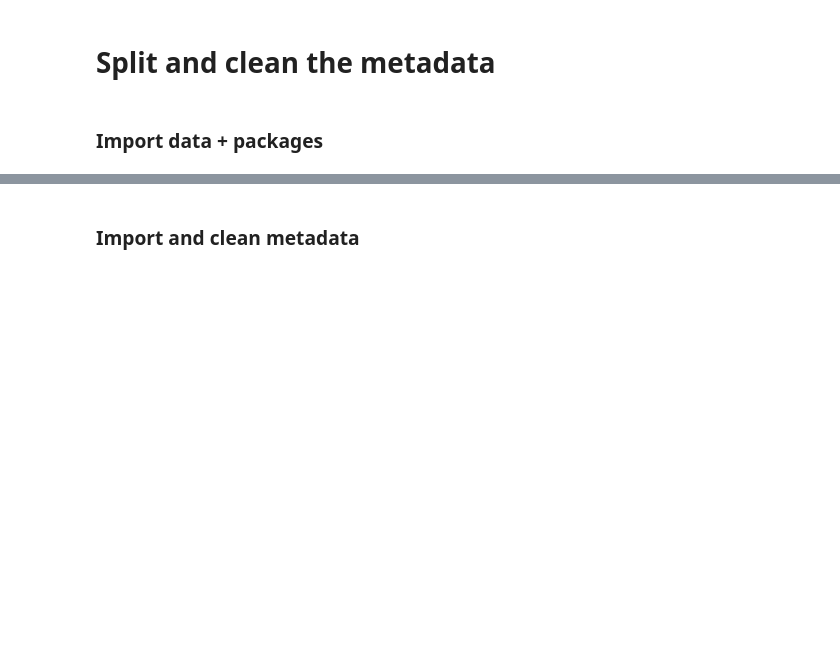
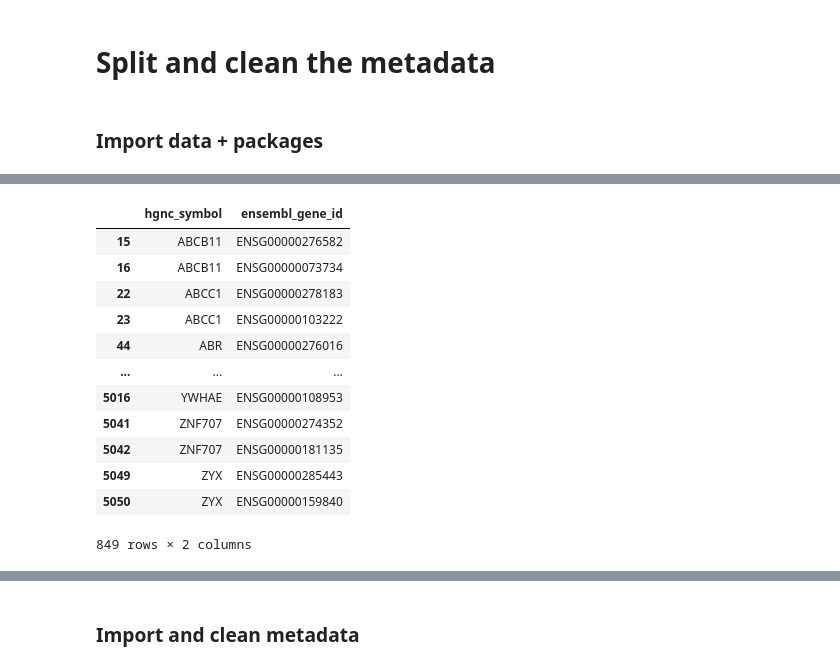
Before and after one commit to cguccione/PDAC_patient_stratification, a Jupyter notebook: jupyter_notebooks/DataClean.ipynb, the cells around one changed output, grey strips where cells are left out. Drawn from its saved outputs; the diff is of its cells as text; code cells hidden in the pictures; blank space fills up the shorter version.

```diff
--- a/jupyter_notebooks/DataClean.ipynb
+++ b/jupyter_notebooks/DataClean.ipynb
@@ -9,0 +68,21 @@ key_genes = list(key_genes_pd['gene'])
+# %%
+ids = df1["hgnc_symbol"]
+df2 = df1[ids.isin(ids[ids.duplicated()])].sort_values("hgnc_symbol")
+
+df2.to_csv('double_ensembl.csv', index = False)
+
+df2
+# %% [output]
+|  | hgnc_symbol | ensembl_gene_id |
+| 15 | ABCB11 | ENSG00000276582 |
+| 16 | ABCB11 | ENSG00000073734 |
+| 22 | ABCC1 | ENSG00000278183 |
+| 23 | ABCC1 | ENSG00000103222 |
+| 44 | ABR | ENSG00000276016 |
+| ... | ... | ... |
+| 5016 | YWHAE | ENSG00000108953 |
+| 5041 | ZNF707 | ENSG00000274352 |
+| 5042 | ZNF707 | ENSG00000181135 |
+| 5049 | ZYX | ENSG00000285443 |
+| 5050 | ZYX | ENSG00000159840 |
+849 rows × 2 columns
```
Also changed, not shown: parts of 22 cells of this notebook, 2 other files.
